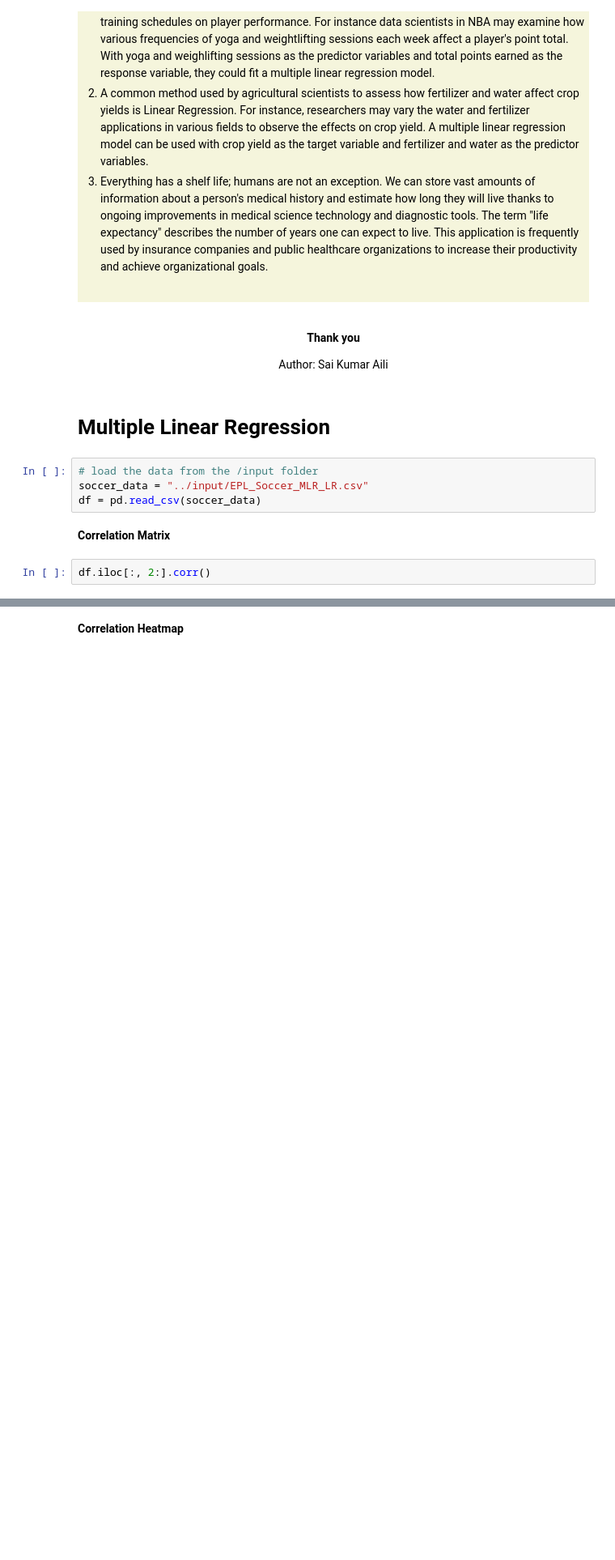
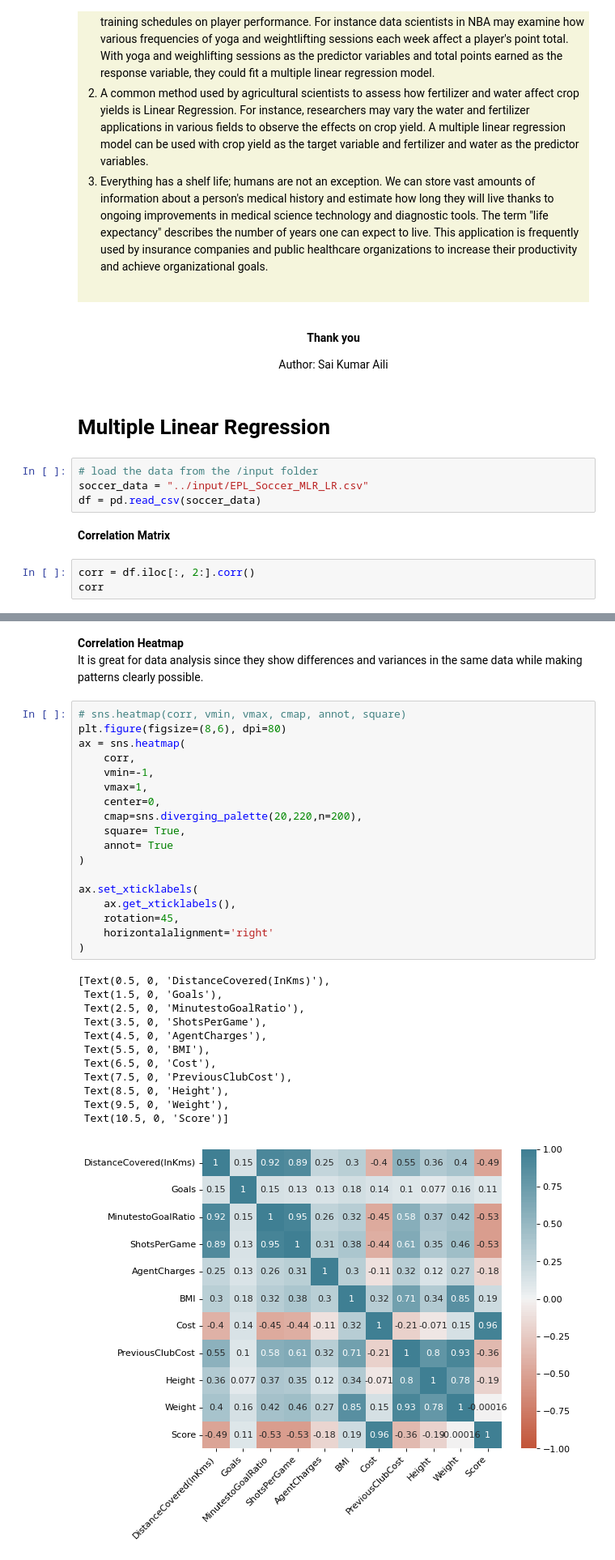
Before and after one commit to sk-aili/Examining-Soccer-Player-Goal-Statistics, a Jupyter notebook: lib/linear_regression.ipynb, the cells around one changed output, grey strips where cells are left out. Shown: that part at 81% size. Cells and saved outputs as stored; diff of their text form; blank space fills up the shorter version.

```diff
--- a/lib/linear_regression.ipynb
+++ b/lib/linear_regression.ipynb
@@ -583,7 +583,8 @@ df = pd.read_csv(soccer_data)
 # %% [markdown]
 **Correlation Matrix**
 # %%
-df.iloc[:, 2:].corr()
+corr = df.iloc[:, 2:].corr()
+corr
 # %% [output]
 |  | DistanceCovered(InKms) | Goals | MinutestoGoalRatio | ShotsPerGame | AgentCharges | BMI | Cost | ... |
 | DistanceCovered(InKms) | 1.000000 | 0.147098 | 0.924964 | 0.888800 | 0.250865 | 0.299471 | -0.403004 | ... |
@@ -597,5 +598,37 @@ df.iloc[:, 2:].corr()
 | Height | 0.358854 | 0.076958 | 0.371192 | 0.352322 | 0.123255 | 0.337097 | -0.071253 | ... |
 | Weight | 0.403743 | 0.155844 | 0.423699 | 0.455255 | 0.273686 | 0.845955 | 0.154227 | ... |
 | Score | -0.493512 | 0.108114 | -0.532449 | -0.531522 | -0.183386 | 0.187558 | 0.963017 | ... |
-# %% [markdown]
-**Correlation Heatmap**
+# %% [markdown]
+**Correlation Heatmap**
+It is great for data analysis since they show differences and variances in the same data while making patterns clearly possible.
+# %%
+# sns.heatmap(corr, vmin, vmax, cmap, annot, square)
+plt.figure(figsize=(8,6), dpi=80)
+ax = sns.heatmap(
+    corr,
+    vmin=-1,
+    vmax=1,
+    center=0,
+    cmap=sns.diverging_palette(20,220,n=200),
+    square= True,
+    annot= True
+)
+
+ax.set_xticklabels(
+    ax.get_xticklabels(),
+    rotation=45,
+    horizontalalignment='right'
+)
+# %% [output]
+[Text(0.5, 0, 'DistanceCovered(InKms)'),
+ Text(1.5, 0, 'Goals'),
+ Text(2.5, 0, 'MinutestoGoalRatio'),
+ Text(3.5, 0, 'ShotsPerGame'),
+ Text(4.5, 0, 'AgentCharges'),
+ Text(5.5, 0, 'BMI'),
+ Text(6.5, 0, 'Cost'),
+ Text(7.5, 0, 'PreviousClubCost'),
+ Text(8.5, 0, 'Height'),
+ Text(9.5, 0, 'Weight'),
+ Text(10.5, 0, 'Score')]
+[figure, added]
```
Also changed, not shown: parts of 1 cell of this notebook.
